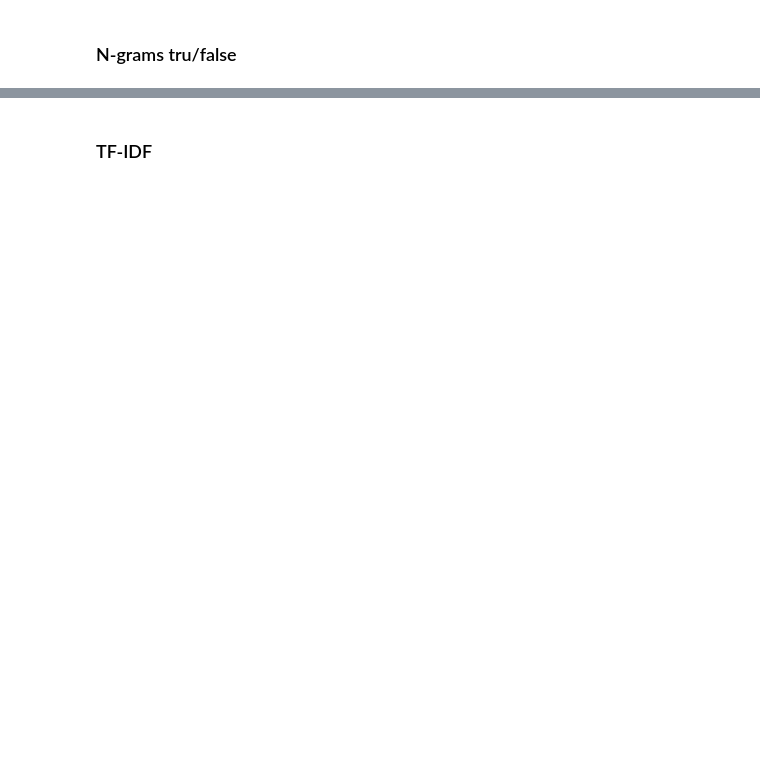
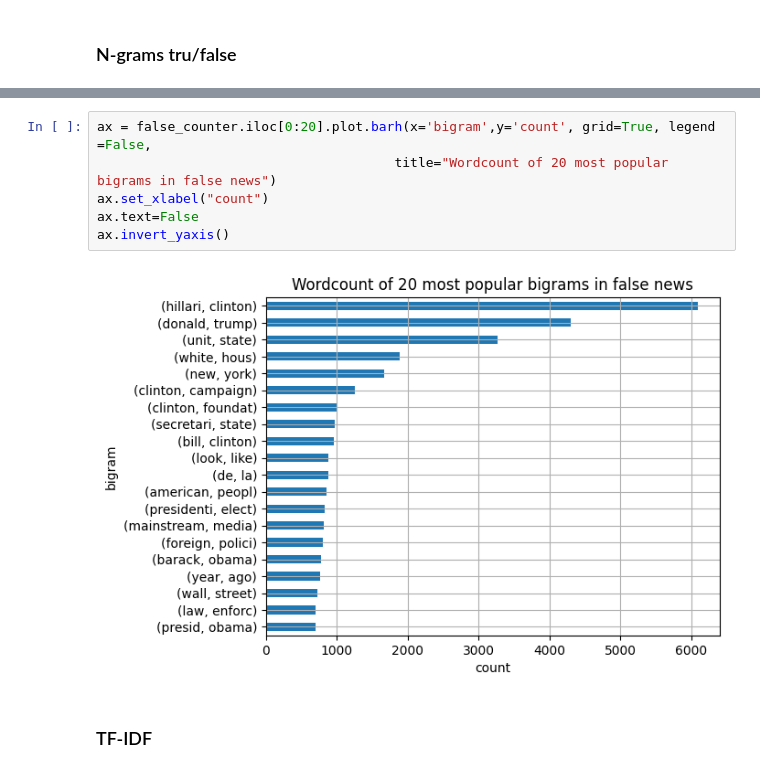
Before and after one commit to norbix123456/Fake-news-detection-jupyter, a Jupyter notebook: Fake_news_detection.ipynb, the cells around one changed output, grey strips where cells are left out. Drawn from its saved outputs; the diff is of its cells as text; blank space fills up the shorter version.

```diff
--- a/Fake_news_detection.ipynb
+++ b/Fake_news_detection.ipynb
@@ -191,2 +186,10 @@ plt.show()
+# %%
+ax = false_counter.iloc[0:20].plot.barh(x='bigram',y='count', grid=True, legend =False,
+                                      title="Wordcount of 20 most popular bigrams in false news")
+ax.set_xlabel("count")
+ax.text=False
+ax.invert_yaxis()
+# %% [output]
+[figure, added]
 # %% [markdown]
 ### TF-IDF
```
Also changed, not shown: parts of 12 cells of this notebook.
